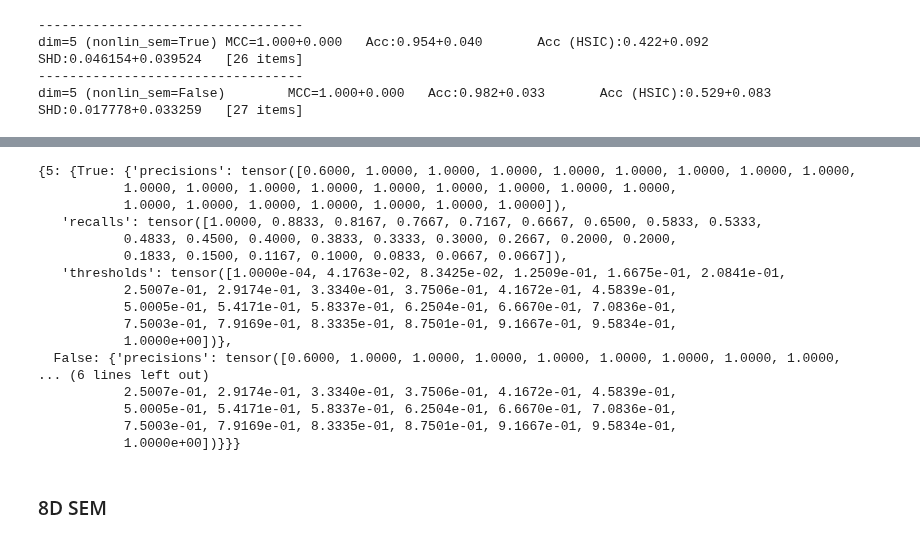
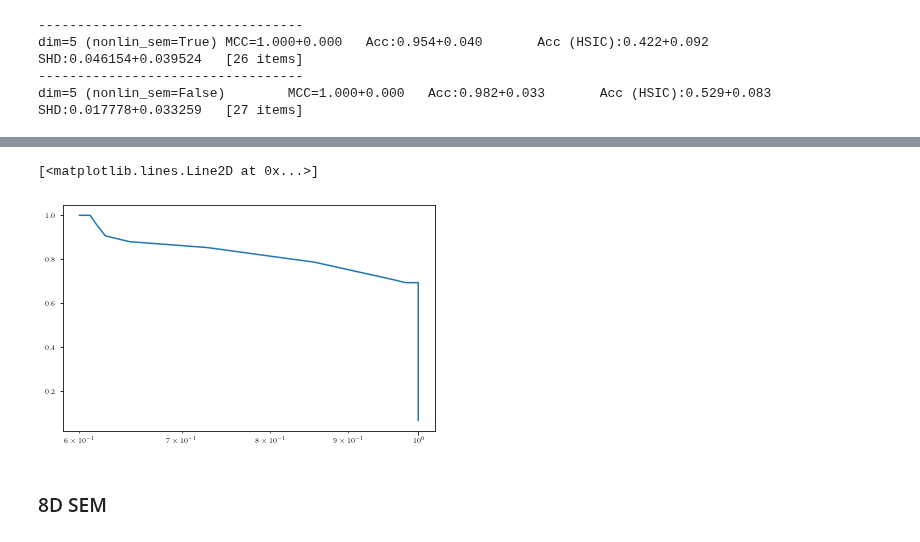
Before and after one commit to rpatrik96/nl-causal-representations, a Jupyter notebook: notebooks/synth_plots.ipynb, the cells around one changed output, grey strips where cells are left out. Saved outputs shown, nothing was run; the diff lists cells and outputs as text; code cells hidden in the pictures.

Commit message:
sparse 5d results

```diff
--- a/notebooks/synth_plots.ipynb
+++ b/notebooks/synth_plots.ipynb
@@ -206,23 +206,9 @@ dim=5 (nonlin_sem=False)        MCC=1.000+0.000   Acc:0.940+0.035       Acc (HSI
-# %%
-stats5d_sparse
-# %% [output]
-{5: {True: {'precisions': tensor([0.6000, 1.0000, 1.0000, 1.0000, 1.0000, 1.0000, 1.0000, 1.0000, 1.0000,
-           1.0000, 1.0000, 1.0000, 1.0000, 1.0000, 1.0000, 1.0000, 1.0000, 1.0000,
-           1.0000, 1.0000, 1.0000, 1.0000, 1.0000, 1.0000, 1.0000]),
-   'recalls': tensor([1.0000, 0.8833, 0.8167, 0.7667, 0.7167, 0.6667, 0.6500, 0.5833, 0.5333,
-           0.4833, 0.4500, 0.4000, 0.3833, 0.3333, 0.3000, 0.2667, 0.2000, 0.2000,
-           0.1833, 0.1500, 0.1167, 0.1000, 0.0833, 0.0667, 0.0667]),
-   'thresholds': tensor([1.0000e-04, 4.1763e-02, 8.3425e-02, 1.2509e-01, 1.6675e-01, 2.0841e-01,
-           2.5007e-01, 2.9174e-01, 3.3340e-01, 3.7506e-01, 4.1672e-01, 4.5839e-01,
-           5.0005e-01, 5.4171e-01, 5.8337e-01, 6.2504e-01, 6.6670e-01, 7.0836e-01,
-           7.5003e-01, 7.9169e-01, 8.3335e-01, 8.7501e-01, 9.1667e-01, 9.5834e-01,
-           1.0000e+00])},
-  False: {'precisions': tensor([0.6000, 1.0000, 1.0000, 1.0000, 1.0000, 1.0000, 1.0000, 1.0000, 1.0000,
-... (6 lines left out)
-           2.5007e-01, 2.9174e-01, 3.3340e-01, 3.7506e-01, 4.1672e-01, 4.5839e-01,
-           5.0005e-01, 5.4171e-01, 5.8337e-01, 6.2504e-01, 6.6670e-01, 7.0836e-01,
-           7.5003e-01, 7.9169e-01, 8.3335e-01, 8.7501e-01, 9.1667e-01, 9.5834e-01,
-           1.0000e+00])}}}
+# %%
+# plt.plot()
+plt.semilogx(stats5d_sparse[5][True]["precisions"], stats5d_sparse[5][True]["recalls"])
+# %% [output]
+[<matplotlib.lines.Line2D at 0x...>]
+[figure, added]
 # %% [markdown]
 ### 8D SEM
 # %%
```
Also changed, not shown: parts of 6 cells of this notebook.
